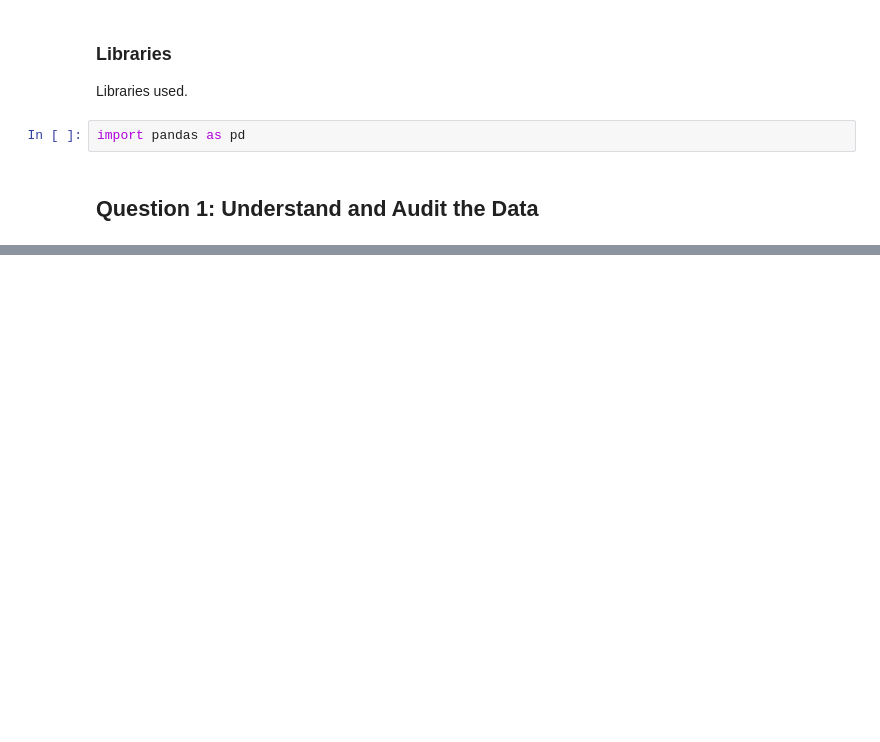
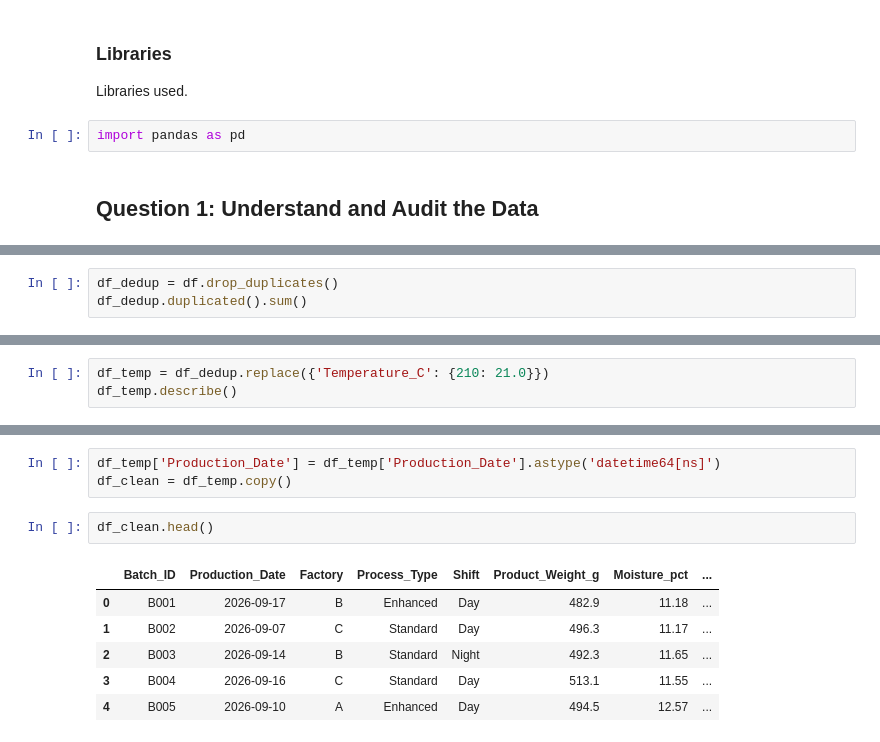
Before and after one commit to Ri-Dearg/da-labs, a Jupyter notebook: lab1_data_evidence.ipynb, the cells around one changed output, grey strips where cells are left out. Cells and saved outputs as stored; diff of their text form; blank space fills up the shorter version.

```diff
--- a/lab1_data_evidence.ipynb
+++ b/lab1_data_evidence.ipynb
@@ -62,0 +162,3 @@ df.isna().sum()
+# %%
+df_dedup = df.drop_duplicates()
+df_dedup.duplicated().sum()
@@ -62,0 +167,3 @@ df.isna().sum()
+# %%
+df_temp = df_dedup.replace({'Temperature_C': {210: 21.0}})
+df_temp.describe()
@@ -62,0 +180,12 @@ df.isna().sum()
+# %%
+df_temp['Production_Date'] = df_temp['Production_Date'].astype('datetime64[ns]')
+df_clean = df_temp.copy()
+# %%
+df_clean.head()
+# %% [output]
+|  | Batch_ID | Production_Date | Factory | Process_Type | Shift | Product_Weight_g | Moisture_pct | ... |
+| 0 | B001 | 2026-09-17 | B | Enhanced | Day | 482.9 | 11.18 | ... |
+| 1 | B002 | 2026-09-07 | C | Standard | Day | 496.3 | 11.17 | ... |
+| 2 | B003 | 2026-09-14 | B | Standard | Night | 492.3 | 11.65 | ... |
+| 3 | B004 | 2026-09-16 | C | Standard | Day | 513.1 | 11.55 | ... |
+| 4 | B005 | 2026-09-10 | A | Enhanced | Day | 494.5 | 12.57 | ... |
```
Also changed, not shown: parts of 16 cells of this notebook.
